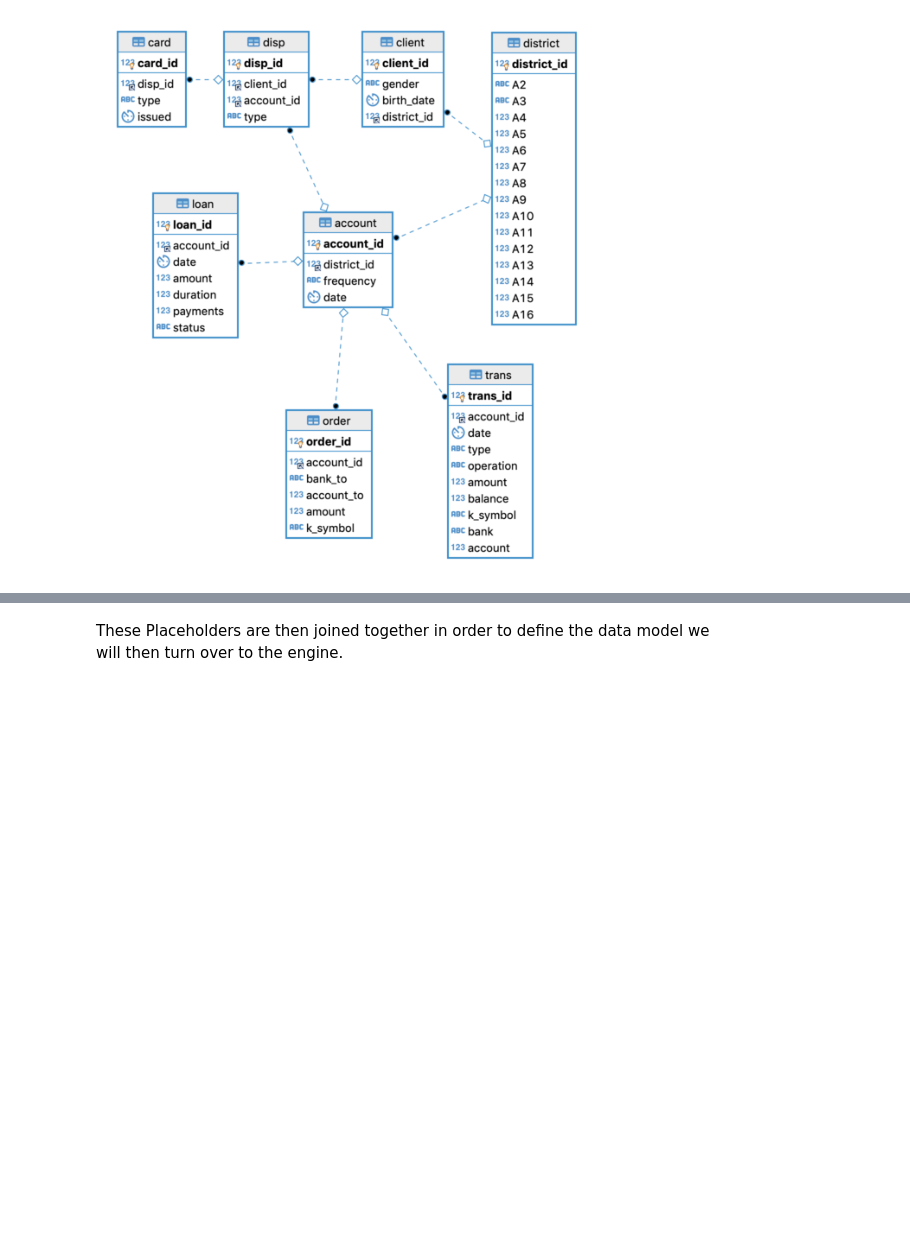
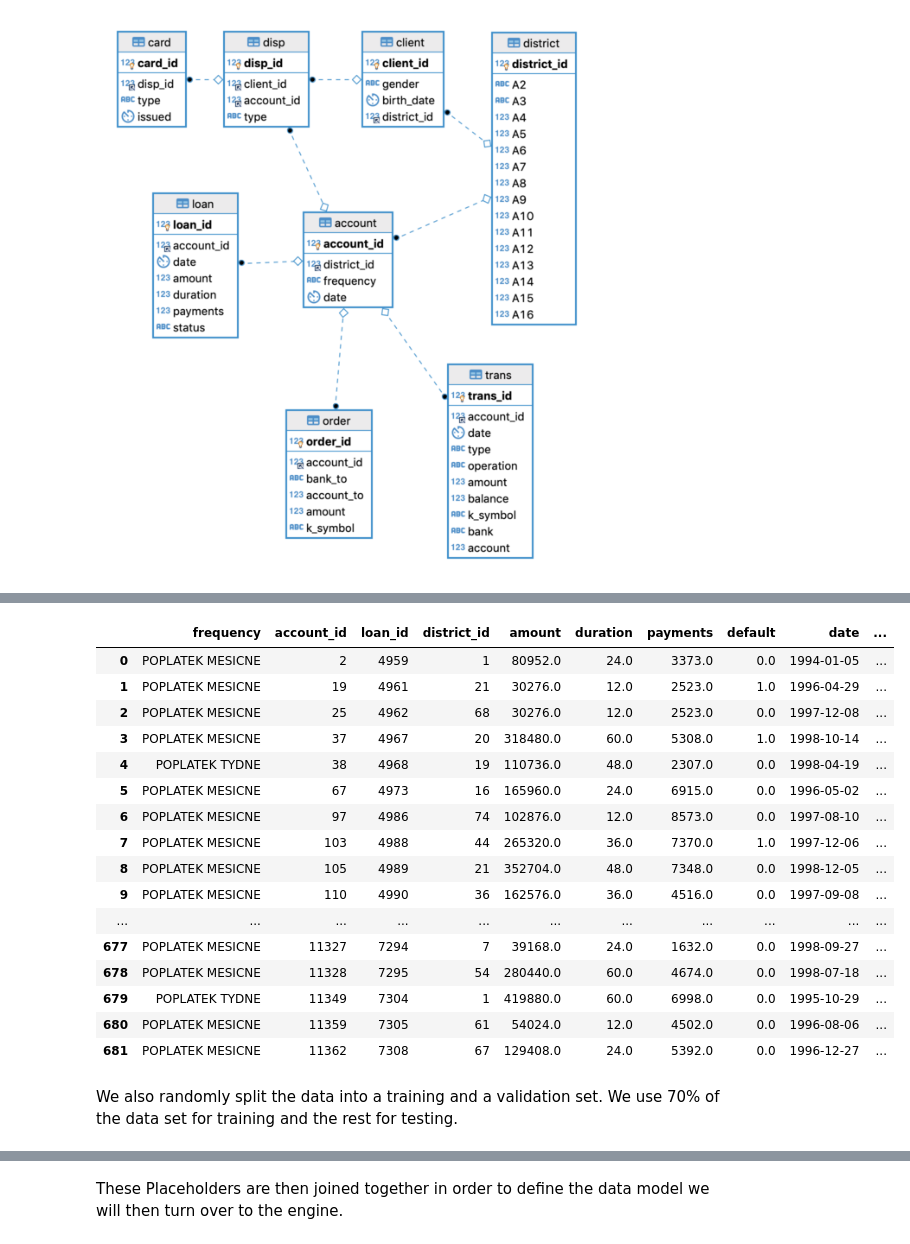
Before and after one commit to srnnkls/getml-examples, a Jupyter notebook: python/projects/loans/loans.ipynb, the cells around one changed output, grey strips where cells are left out. Drawn from its saved outputs; the diff is of its cells as text; code cells hidden in the pictures; blank space fills up the shorter version.

Commit message:
update loans

```diff
--- a/python/projects/loans/loans.ipynb
+++ b/python/projects/loans/loans.ipynb
@@ -191,0 +95,4 @@ df_district.send(district);
+# %%
+default = ((loan['status'] == 'B') | (loan['status'] == 'D'))
+loan.add(default, name='default', role='target')
+print(loan['default'].sum())
@@ -191,0 +111,4 @@ df_district.send(district);
+# %%
+loan.set_role(["account_id", "loan_id"], getml.data.roles.join_key)
+loan.set_role(["date"], getml.data.roles.time_stamp)
+loan.set_role(["amount", "duration", "payments"], getml.data.roles.numerical)
@@ -191,0 +138,4 @@ df_district.send(district);
+# %%
+account.set_role(["account_id", "district_id"], getml.data.roles.join_key)
+account.set_role(["date"], getml.data.roles.time_stamp)
+account.set_role(["frequency"], getml.data.roles.categorical)
@@ -191,0 +156,34 @@ df_district.send(district);
+# %%
+population = loan.join(
+    name='population',
+    other=account,
+    how='left',
+    join_key='account_id',
+    other_cols=[
+        account['district_id'],
+        account['frequency'],
+        account['date'].alias('date_account')
+    ]
+)
+# %%
+display(HTML(population.to_pandas().to_html(max_rows=20, border=0)))
+# %% [output]
+|  | frequency | account_id | loan_id | district_id | amount | duration | payments | default | date | ... |
+| 0 | POPLATEK MESICNE | 2 | 4959 | 1 | 80952.0 | 24.0 | 3373.0 | 0.0 | 1994-01-05 | ... |
+| 1 | POPLATEK MESICNE | 19 | 4961 | 21 | 30276.0 | 12.0 | 2523.0 | 1.0 | 1996-04-29 | ... |
+| 2 | POPLATEK MESICNE | 25 | 4962 | 68 | 30276.0 | 12.0 | 2523.0 | 0.0 | 1997-12-08 | ... |
+| 3 | POPLATEK MESICNE | 37 | 4967 | 20 | 318480.0 | 60.0 | 5308.0 | 1.0 | 1998-10-14 | ... |
+| 4 | POPLATEK TYDNE | 38 | 4968 | 19 | 110736.0 | 48.0 | 2307.0 | 0.0 | 1998-04-19 | ... |
+| 5 | POPLATEK MESICNE | 67 | 4973 | 16 | 165960.0 | 24.0 | 6915.0 | 0.0 | 1996-05-02 | ... |
+| 6 | POPLATEK MESICNE | 97 | 4986 | 74 | 102876.0 | 12.0 | 8573.0 | 0.0 | 1997-08-10 | ... |
+| 7 | POPLATEK MESICNE | 103 | 4988 | 44 | 265320.0 | 36.0 | 7370.0 | 1.0 | 1997-12-06 | ... |
+| 8 | POPLATEK MESICNE | 105 | 4989 | 21 | 352704.0 | 48.0 | 7348.0 | 0.0 | 1998-12-05 | ... |
+| 9 | POPLATEK MESICNE | 110 | 4990 | 36 | 162576.0 | 36.0 | 4516.0 | 0.0 | 1997-09-08 | ... |
+| ... | ... | ... | ... | ... | ... | ... | ... | ... | ... | ... |
+| 677 | POPLATEK MESICNE | 11327 | 7294 | 7 | 39168.0 | 24.0 | 1632.0 | 0.0 | 1998-09-27 | ... |
+| 678 | POPLATEK MESICNE | 11328 | 7295 | 54 | 280440.0 | 60.0 | 4674.0 | 0.0 | 1998-07-18 | ... |
+| 679 | POPLATEK TYDNE | 11349 | 7304 | 1 | 419880.0 | 60.0 | 6998.0 | 0.0 | 1995-10-29 | ... |
+| 680 | POPLATEK MESICNE | 11359 | 7305 | 61 | 54024.0 | 12.0 | 4502.0 | 0.0 | 1996-08-06 | ... |
+| 681 | POPLATEK MESICNE | 11362 | 7308 | 67 | 129408.0 | 24.0 | 5392.0 | 0.0 | 1996-12-27 | ... |
+# %% [markdown]
+We also randomly split the data into a training and a validation set. We use 70% of the data set for training and the rest for testing.
```
Also changed, not shown: parts of 59 cells of this notebook, 1 other file.
